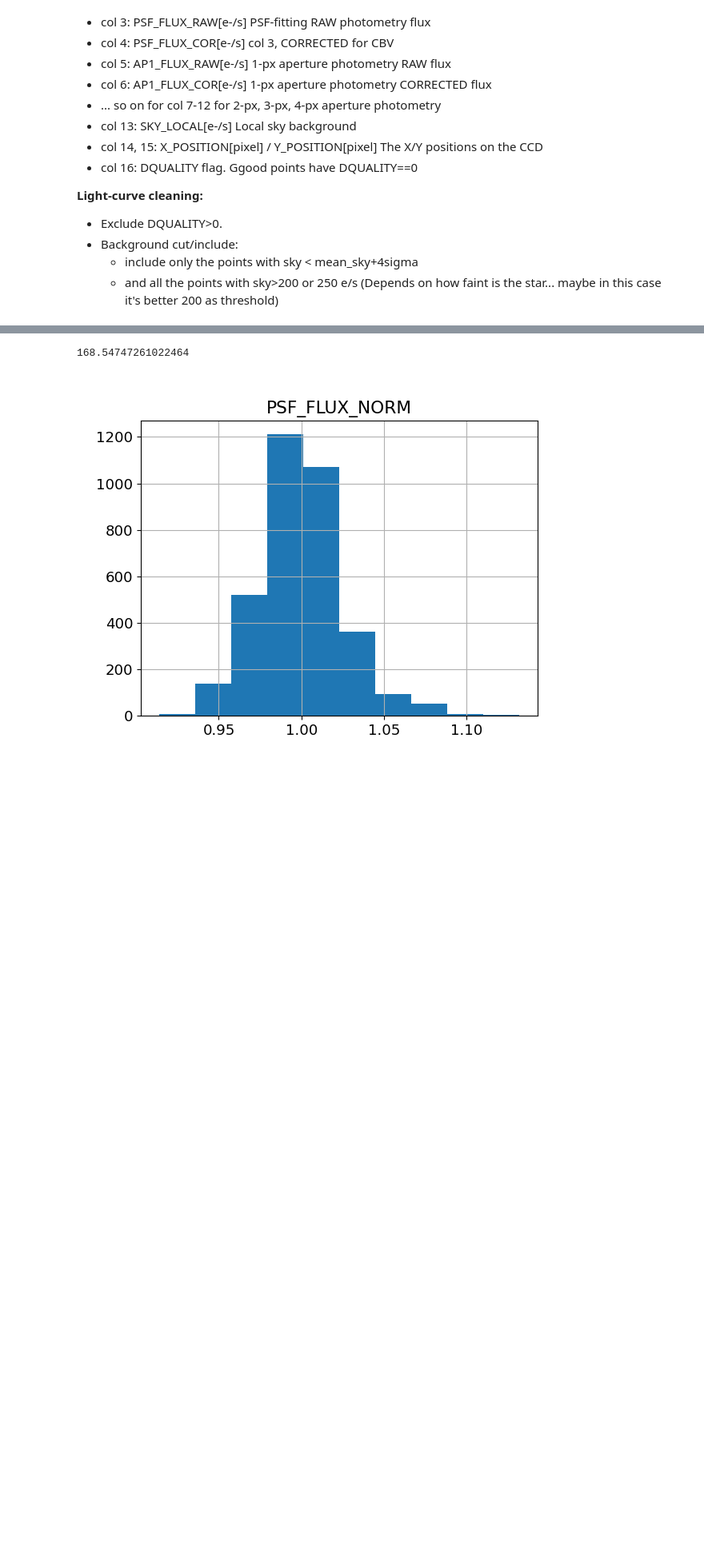
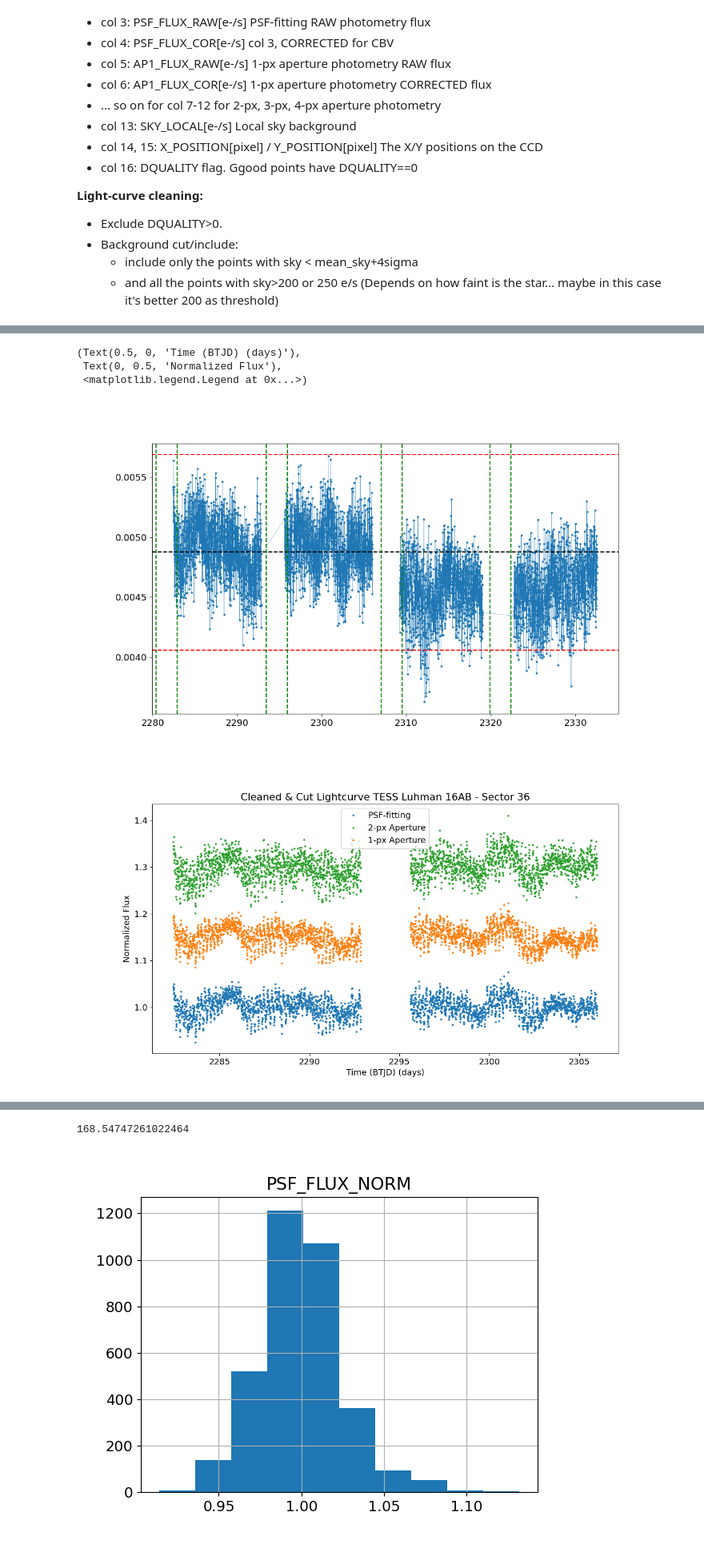
Before and after one commit to fudanguyen/aroma, a Jupyter notebook: AROMA_An_Exo_Rot_Mapping/notebooks/data_cleaning.ipynb, the cells around one changed output, grey strips where cells are left out. Shown at 80% size. Drawn from its saved outputs; the diff is of its cells as text; code cells hidden in the pictures; blank space fills up the shorter version.

Commit message:
Overhaul cleaning routine

```diff
--- a/AROMA_An_Exo_Rot_Mapping/notebooks/data_cleaning.ipynb
+++ b/AROMA_An_Exo_Rot_Mapping/notebooks/data_cleaning.ipynb
@@ -84,0 +97,67 @@ if save:
+# %%
+## Clean out bad data points and artifact at sector starts
+plt.figure(figsize=(12,7))
+plt.plot(lc36_data.TIME, lc36_data.AP3_FLUX_COR/lc36_data.AP2_FLUX_COR.mean()/lc36_data.AP3_FLUX_COR.mean(),
+         marker='o', ms=2, linewidth=0.3, c = 'tab:blue', label="AP3/AP2 Normalized Flux")
+plt.plot(lc37_data.TIME, lc37_data.AP3_FLUX_COR/lc37_data.AP2_FLUX_COR.mean()/lc37_data.AP3_FLUX_COR.mean(),
+         marker='o', ms=2, linewidth=0.3, c = 'tab:blue')
+
+## Plot mean line
+plt.axhline(y=0.00488, ls='--', color='k')
+
+## Plot horizontal cuts
+h1, h2 = 0.00569, 0.00406
+plt.axhline(y=h1, ls='--', color='r')
+plt.axhline(y=h2, ls='--', color='r')
+
+## Plot vertical cuts
+#1
+x1, x2 = 2280.40, 2282.90
+plt.axvline(x=x1, ls='--', color='g')
+plt.axvline(x=x2, ls='--', color='g')
+#2
+x3, x4 = 2293.45, 2295.95
+plt.axvline(x=x3, ls='--', color='g')
+plt.axvline(x=x4, ls='--', color='g')
+#3
+x5, x6 = 2307.0, 2309.50
+plt.axvline(x=x5, ls='--', color='g')
+plt.axvline(x=x6, ls='--', color='g')
+#4
+x7, x8 = 2319.90, 2322.40
+plt.axvline(x=x7, ls='--', color='g')
+plt.axvline(x=x8, ls='--', color='g')
+
+queryCutlc36 = '(TIME >= %f & TIME < %f) | (TIME >= %f & TIME < %f)'%(x2,x3,x4,x5)
+queryCutlc37 = '(TIME >= %f & TIME < %f) | (TIME >= %f)'%(x6,x7,x8)
+# lc36_data_clean = lc36_data.query(queryCutlc36)
+# lc37_data_clean = lc37_data.query(queryCutlc37)
+
+lc36_data_clean = lc36_data
+lc37_data_clean = lc37_data
+
+## PLOT CUT LIGHTCURVE - SECTOR 36
+plt.figure(figsize=(13, 7)), plt.title('Cleaned & Cut Lightcurve TESS Luhman 16AB - Sector 36')
+plt.plot(lc36_data_clean.TIME, lc36_data_clean.PSF_FLUX_COR/lc36_data_clean.PSF_FLUX_COR.mean(),
+         marker='o', ls='', ms=2, linewidth=0.3, c = 'tab:blue', label="PSF-fitting")
+plt.plot(lc36_data_clean.TIME, lc36_data_clean.AP2_FLUX_COR/lc36_data_clean.AP2_FLUX_COR.mean()+0.3,
+         marker='o', ls='', ms=2, linewidth=0.3, c ='tab:green', label="2-px Aperture")
+plt.plot(lc36_data_clean.TIME, lc36_data_clean.AP1_FLUX_COR/lc36_data_clean.AP1_FLUX_COR.mean()+0.15,
+         marker='o', ls='', ms=2, linewidth=0.3, c ='tab:orange', label="1-px Aperture")
+plt.xlabel('Time (BTJD) (days)'), plt.ylabel('Normalized Flux'), plt.legend()
+
+## PLOT CUT LIGHTCURVE - SECTOR 37
+plt.figure(figsize=(13, 7)), plt.title('Cleaned & Cut Lightcurve TESS Luhman 16AB - Sector 37')
+plt.plot(lc37_data_clean.TIME, lc37_data_clean.PSF_FLUX_COR/lc37_data_clean.PSF_FLUX_COR.mean(),
+         marker='o', ls='', ms=2, linewidth=0.3, c = 'tab:blue', label="PSF-fitting")
+plt.plot(lc37_data_clean.TIME, lc37_data_clean.AP1_FLUX_COR/lc37_data_clean.AP1_FLUX_COR.mean()+0.15,
+         marker='o', ls='', ms=2, linewidth=0.3, c = 'tab:orange', label="2-px Aperture")
+plt.plot(lc37_data_clean.TIME, lc37_data_clean.AP2_FLUX_COR/lc37_data_clean.AP2_FLUX_COR.mean()+0.3,
+         marker='o', ls='', ms=2, linewidth=0.3, c = 'tab:green', label="1-px Aperture")
+plt.xlabel('Time (BTJD) (days)'), plt.ylabel('Normalized Flux'), plt.legend()
+# %% [output]
+(Text(0.5, 0, 'Time (BTJD) (days)'),
+ Text(0, 0.5, 'Normalized Flux'),
+ <matplotlib.legend.Legend at 0x...>)
+[figure, added]
+[figure, added]
```
Also changed, not shown: parts of 5 cells of this notebook, 13 other files.
